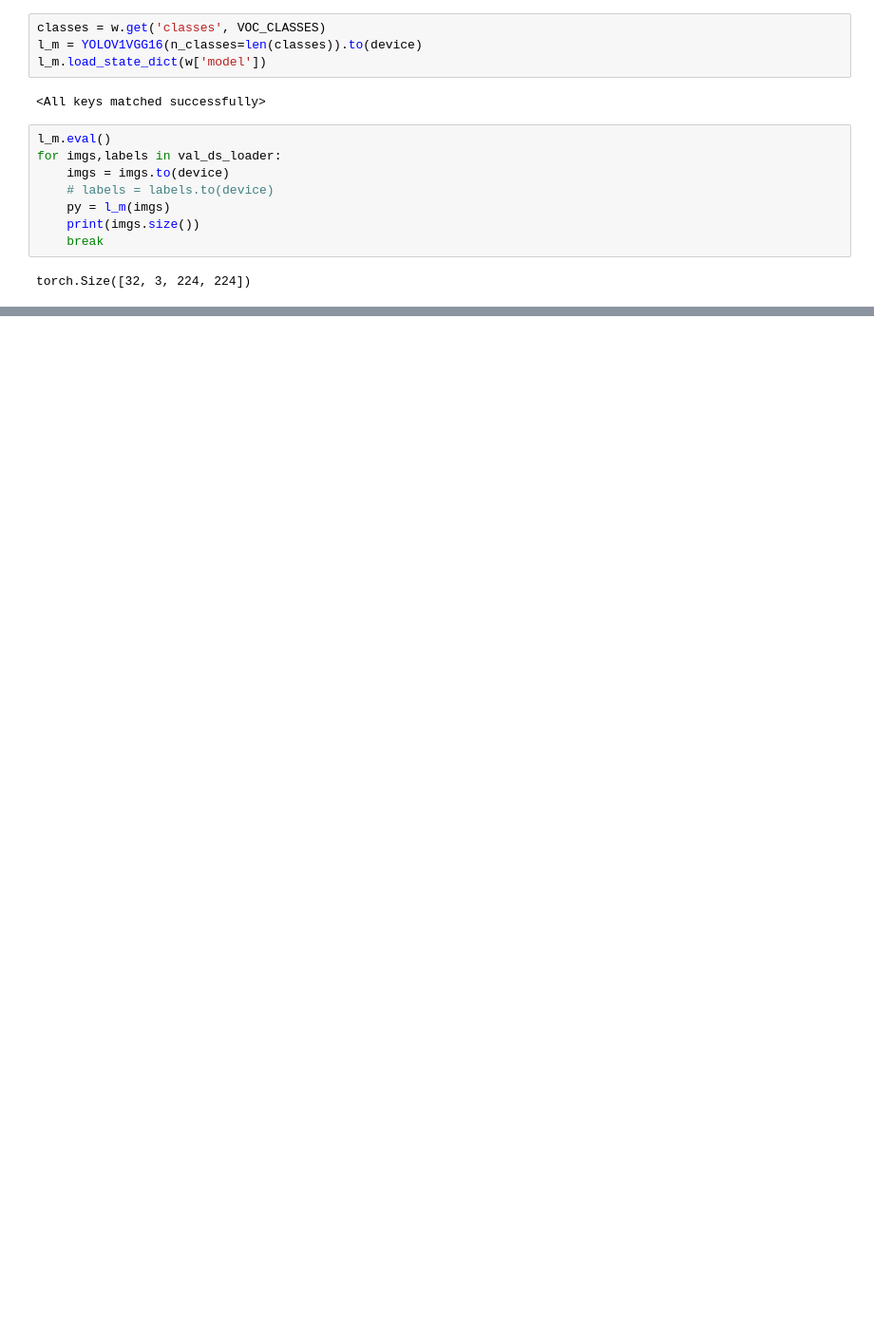
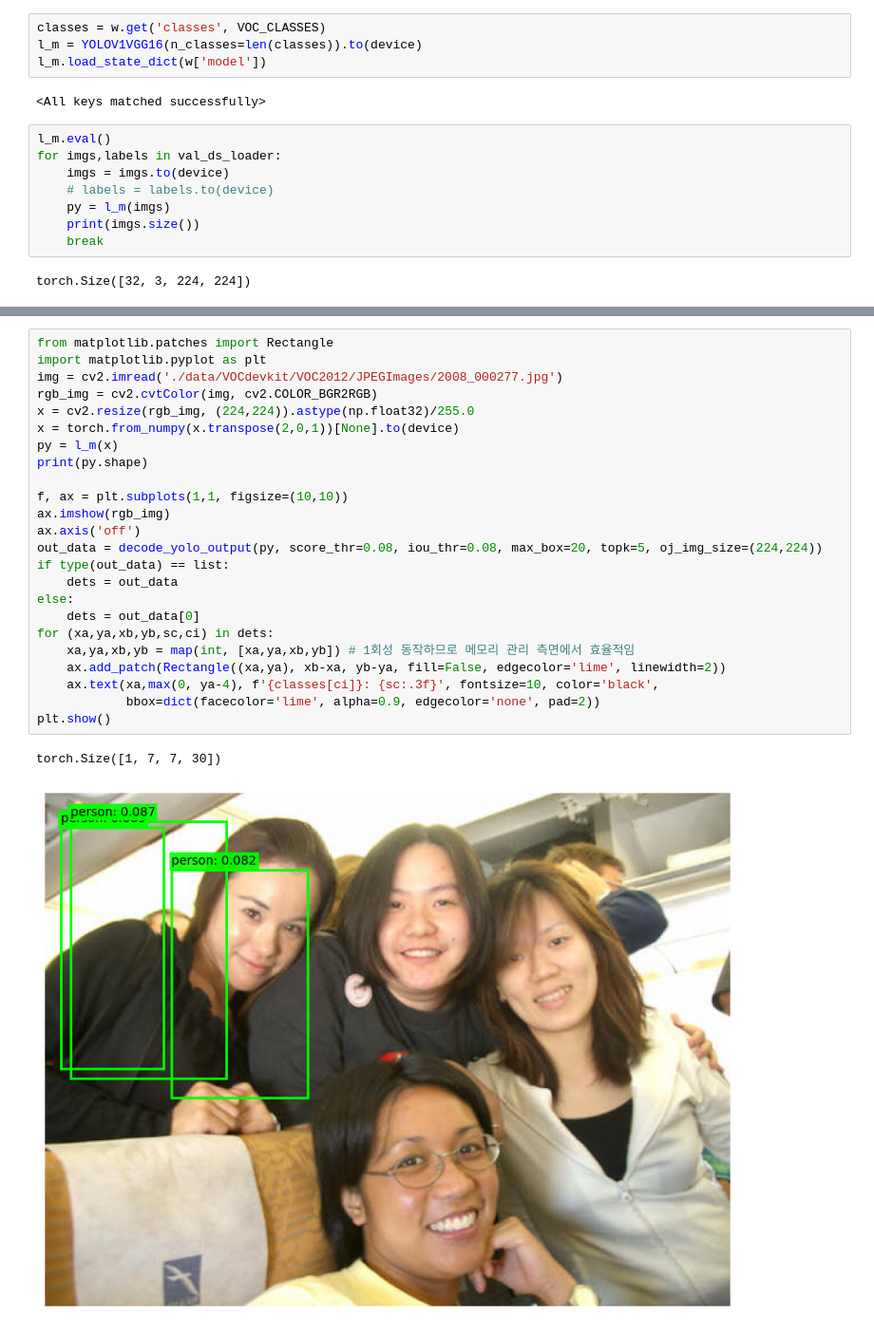
Before and after one commit to cleamm/TIL, a Jupyter notebook: 2025/Python/20250912.ipynb, the cells around one changed output, grey strips where cells are left out. Shown at 95% size. Saved outputs shown, nothing was run; the diff lists cells and outputs as text; blank space fills up the shorter version.

Commit message:
20250912 YOLO finish code

```diff
--- a/2025/Python/20250912.ipynb
+++ b/2025/Python/20250912.ipynb
@@ -379,0 +421,27 @@ Fri Sep 12 09:31:15 2025
+# %%
+from matplotlib.patches import Rectangle
+import matplotlib.pyplot as plt
+img = cv2.imread('./data/VOCdevkit/VOC2012/JPEGImages/2008_000277.jpg')
+rgb_img = cv2.cvtColor(img, cv2.COLOR_BGR2RGB)
+x = cv2.resize(rgb_img, (224,224)).astype(np.float32)/255.0
+x = torch.from_numpy(x.transpose(2,0,1))[None].to(device)
+py = l_m(x)
+print(py.shape)
+
+f, ax = plt.subplots(1,1, figsize=(10,10))
+ax.imshow(rgb_img)
+ax.axis('off')
+out_data = decode_yolo_output(py, score_thr=0.08, iou_thr=0.08, max_box=20, topk=5, oj_img_size=(224,224))
+if type(out_data) == list:
+    dets = out_data
+else:
+    dets = out_data[0]
+for (xa,ya,xb,yb,sc,ci) in dets:
+    xa,ya,xb,yb = map(int, [xa,ya,xb,yb]) # 1회성 동작하므로 메모리 관리 측면에서 효율적임
+    ax.add_patch(Rectangle((xa,ya), xb-xa, yb-ya, fill=False, edgecolor='lime', linewidth=2))
+    ax.text(xa,max(0, ya-4), f'{classes[ci]}: {sc:.3f}', fontsize=10, color='black',
+            bbox=dict(facecolor='lime', alpha=0.9, edgecolor='none', pad=2))
+plt.show()
+# %% [output]
+torch.Size([1, 7, 7, 30])
+[figure, added]
```
Also changed, not shown: parts of 7 cells of this notebook.
